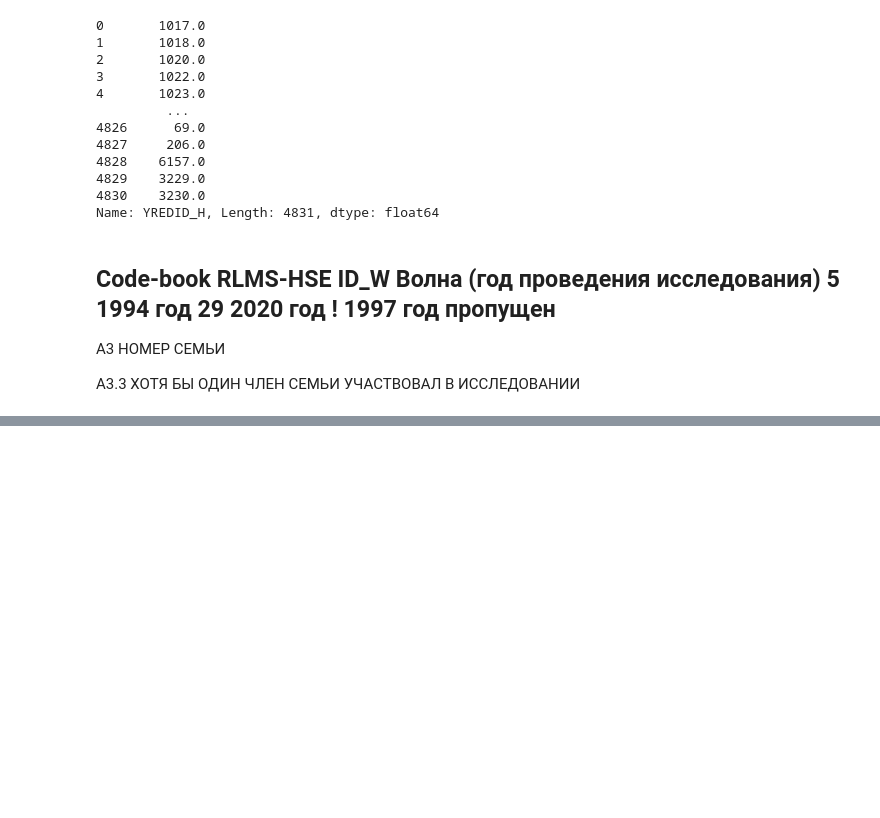
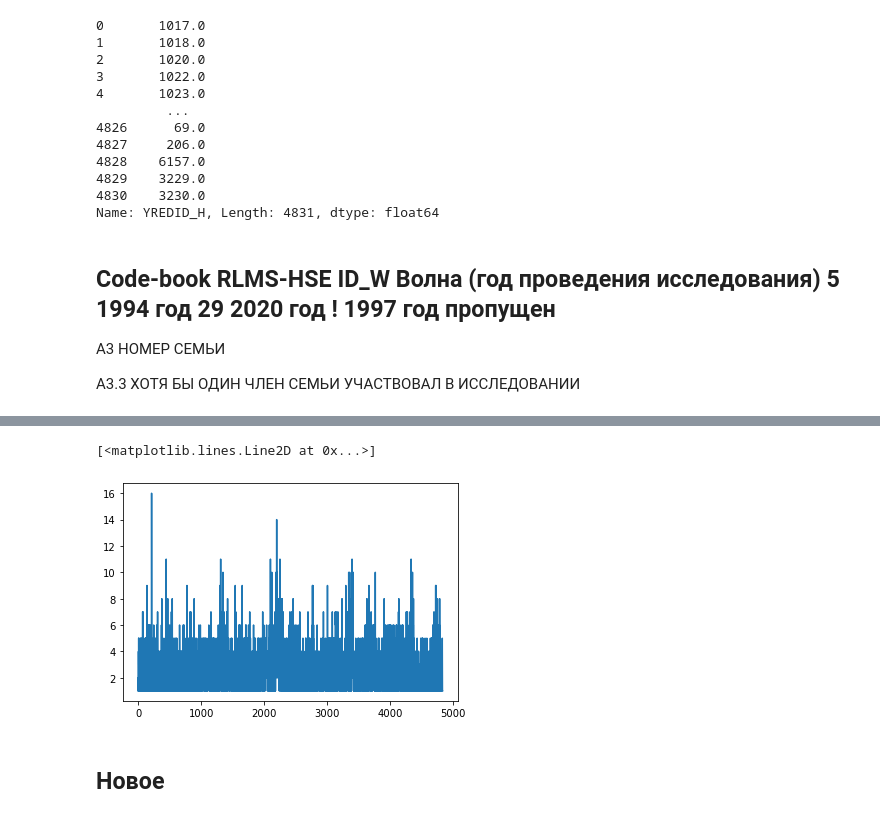
Before and after one commit to chereshan/Term-Paper, a Jupyter notebook: Almost Ideal Demand System on RLMS-HSE.ipynb, the cells around one changed output, grey strips where cells are left out. Drawn from its saved outputs; the diff is of its cells as text; code cells hidden in the pictures; blank space fills up the shorter version.

```diff
--- a/Almost Ideal Demand System on RLMS-HSE.ipynb
+++ b/Almost Ideal Demand System on RLMS-HSE.ipynb
@@ -219,0 +487,7 @@ A3.3 ХОТЯ БЫ ОДИН ЧЛЕН СЕМЬИ УЧАСТВОВАЛ В ИССЛ
+# %%
+plt.plot(range(len(df_HH["y_nfm"])),df_HH["y_nfm"])
+# %% [output]
+[<matplotlib.lines.Line2D at 0x...>]
+[figure, added]
+# %% [markdown]
+## Новое
```
Also changed, not shown: parts of 100 cells of this notebook.
